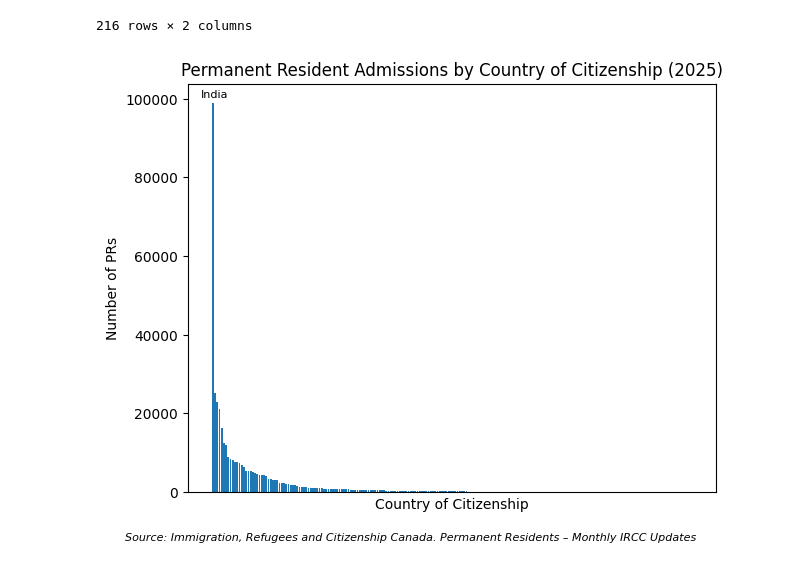
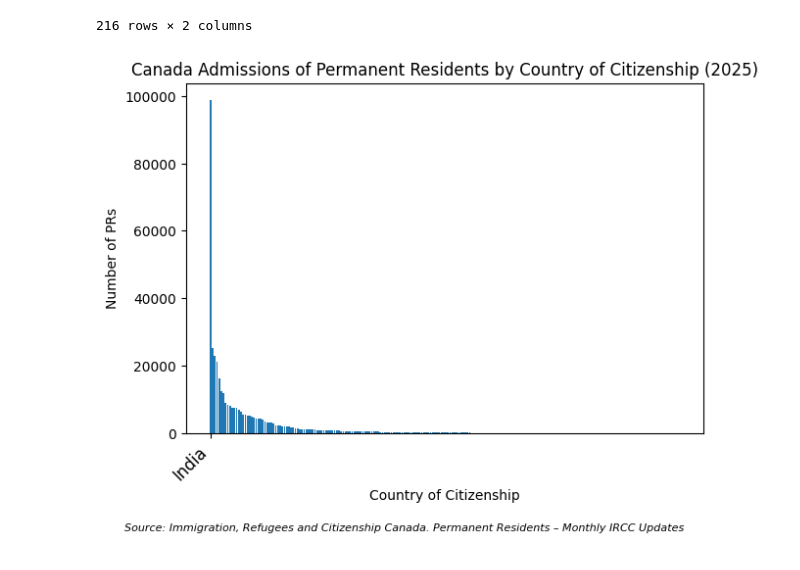
Before and after one commit to yrmo/gcinfo, a Jupyter notebook: permanent-residents-2025.ipynb, the cells around one changed output. Drawn from its saved outputs; the diff is of its cells as text; code cells hidden in the pictures.

Commit message:
Update PR plot label to be consistent

```diff
--- a/permanent-residents-2025.ipynb
+++ b/permanent-residents-2025.ipynb
@@ -98,49 +98,38 @@ plot_df
 # %%
 plot_df["Admissions"] = (
     plot_df["Admissions"]
     .replace("--", "0")
     .astype(str)
     .str.replace(",", "")
     .astype(float)
 )
 
 fig, ax = plt.subplots()
-ax.bar(plot_df["Country"], plot_df["Admissions"])
+
+positions = range(len(plot_df))
+ax.bar(positions, plot_df["Admissions"])
 
 # Label only the largest bar
-max_idx = plot_df["Admissions"].idxmax()
-max_country = plot_df.loc[max_idx, "Country"]
-max_value = plot_df.loc[max_idx, "Admissions"]
+max_pos = plot_df["Admissions"].values.argmax()
+ax.set_xticks([max_pos])
+ax.set_xticklabels([plot_df["Country"].iloc[max_pos]])
 
-ax.annotate(
-    max_country,
-    xy=(max_country, max_value),
-    xytext=(11, 3),
-    textcoords="offset points",
-    ha="right",
-    va="bottom",
-    fontsize=8
-)
-
-ax.set_title("Permanent Resident Admissions by Country of Citizenship (2025)")
+ax.set_title("Canada Admissions of Permanent Residents by Country of Citizenship (2025)")
 ax.set_xlabel("Country of Citizenship")
 ax.set_ylabel("Number of PRs")
 
-# Hide all country tick labels
-ax.set_xticks([])
-ax.set_xticklabels([])
-
+plt.xticks(rotation=45, ha="right", fontsize=12)
 plt.subplots_adjust(bottom=0.3)
 
 plt.figtext(
     0.5, -0.03,
     "Source: Immigration, Refugees and Citizenship Canada. Permanent Residents – Monthly IRCC Updates",
     ha="center",
     fontsize=8,
     style="italic"
 )
 
 plt.tight_layout()
 plt.show()
 # %% [output]
-[figure, old version]
+[figure, new version]
```
